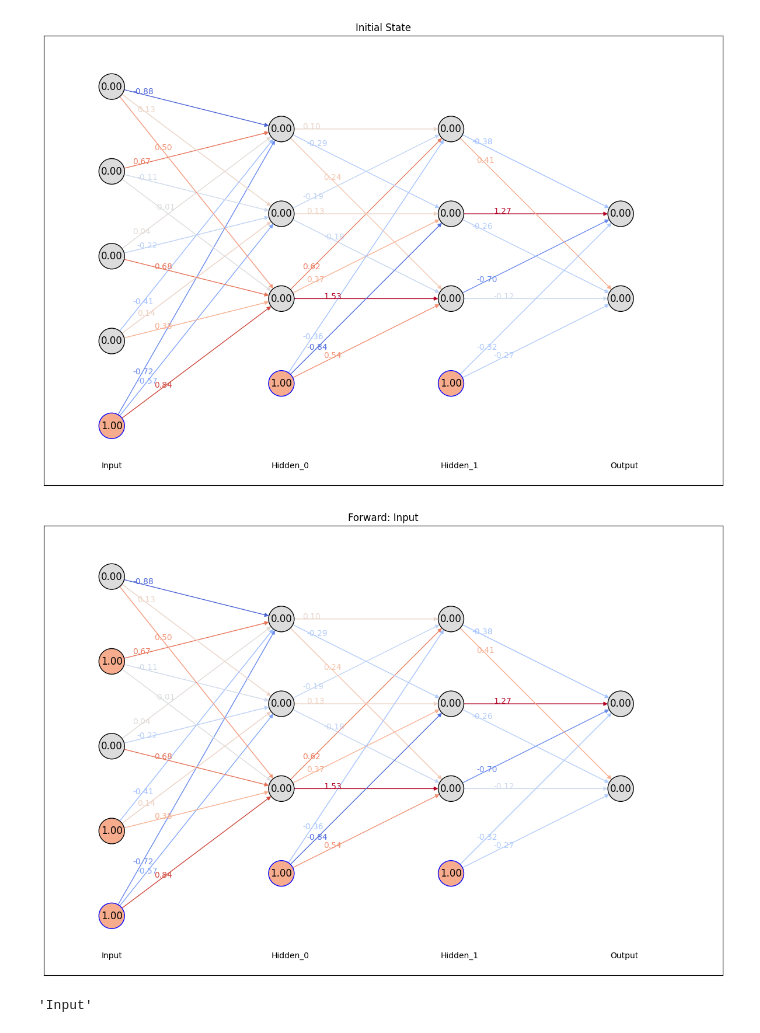
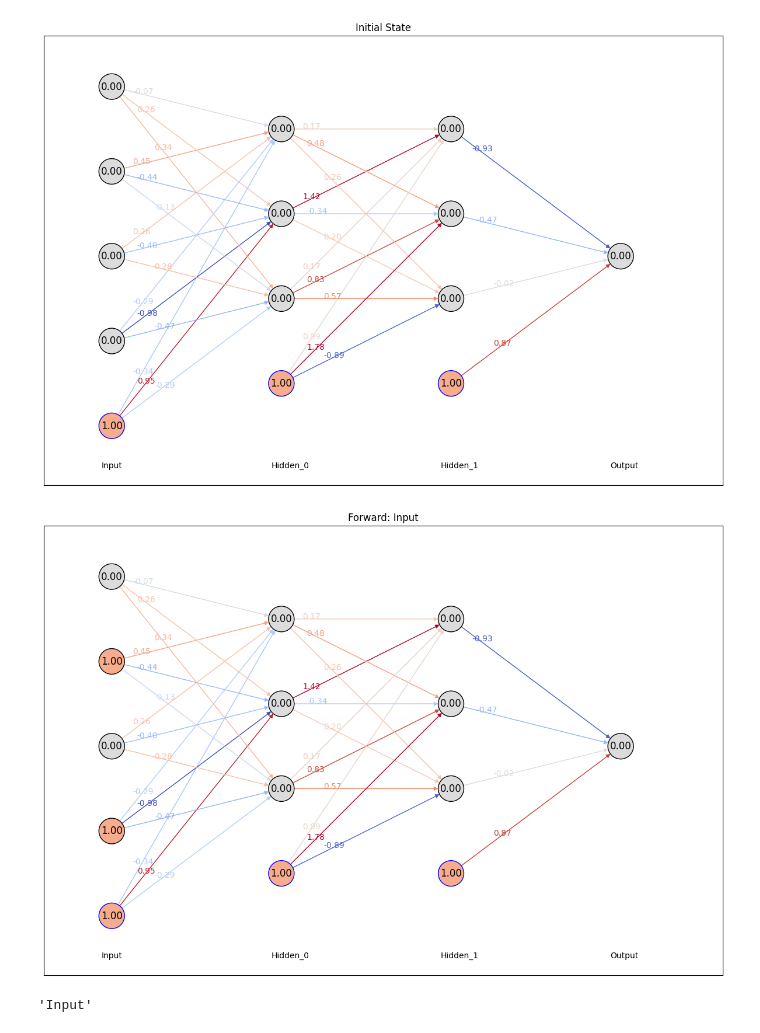
Before and after one commit to BobKerns/back-propagation, a Jupyter notebook: notebooks/simple-nn.ipynb, the cells around one changed output. Drawn from its saved outputs; the diff is of its cells as text; code cells hidden in the pictures.

```diff
--- a/notebooks/simple-nn.ipynb
+++ b/notebooks/simple-nn.ipynb
@@ -6,16 +6,16 @@ import sys
 sys.path.append(str(Path.cwd().parent))
 from backpropex import Node, Edge, Layer, Network, softmax
 # %%
-nn = Network(4, 3, 3, 2)
+nn = Network(4, 3, 3, 1)
 nn.draw()
 # %% [output]
-[figure, old version]
+[figure, new version]
 # %%
 GEN = nn.evaluate([1, 0, 1, 0])
 # %%
 next(GEN)
 # %% [output]
-[figure, old version]
+[figure, new version]
 'Input'
 # %%
 next(GEN)
```
Also changed, not shown: parts of 4 cells of this notebook.
